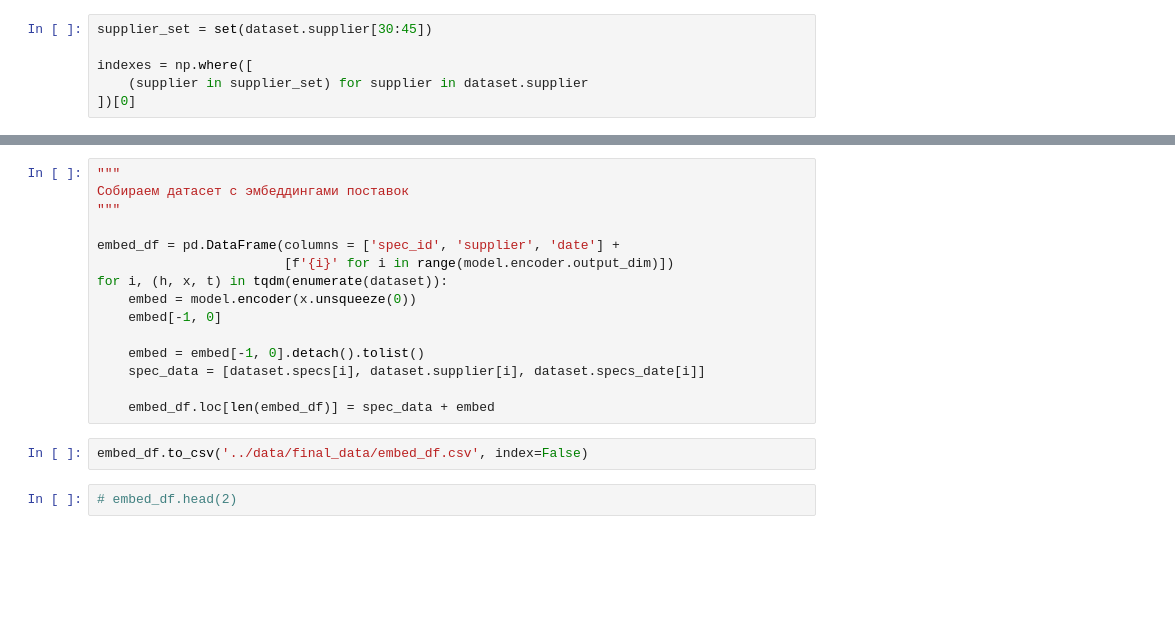
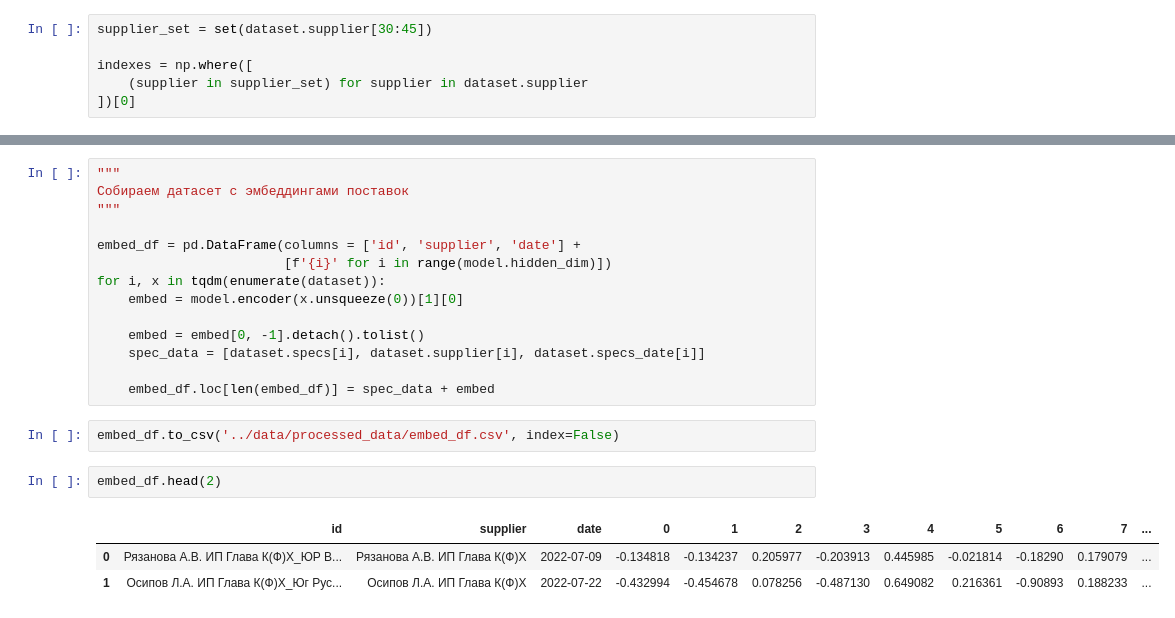
Before and after one commit to my-sas/Suppliers-time-series-analysis, a Jupyter notebook: notebooks/LSTM.ipynb, the cells around one changed output, grey strips where cells are left out. Saved outputs shown, nothing was run; the diff lists cells and outputs as text; blank space fills up the shorter version.

```diff
--- a/notebooks/LSTM.ipynb
+++ b/notebooks/LSTM.ipynb
@@ -169,17 +154,20 @@ show_embeddings(embs, suppliers)
 Собираем датасет с эмбеддингами поставок
 """
 
-embed_df = pd.DataFrame(columns = ['spec_id', 'supplier', 'date'] +
-                        [f'{i}' for i in range(model.encoder.output_dim)])
-for i, (h, x, t) in tqdm(enumerate(dataset)):
-    embed = model.encoder(x.unsqueeze(0))
-    embed[-1, 0]
+embed_df = pd.DataFrame(columns = ['id', 'supplier', 'date'] +
+                        [f'{i}' for i in range(model.hidden_dim)])
+for i, x in tqdm(enumerate(dataset)):
+    embed = model.encoder(x.unsqueeze(0))[1][0]
 
-    embed = embed[-1, 0].detach().tolist()
+    embed = embed[0, -1].detach().tolist()
     spec_data = [dataset.specs[i], dataset.supplier[i], dataset.specs_date[i]]
 
     embed_df.loc[len(embed_df)] = spec_data + embed
 # %%
-embed_df.to_csv('../data/final_data/embed_df.csv', index=False)
+embed_df.to_csv('../data/processed_data/embed_df.csv', index=False)
 # %%
-# embed_df.head(2)
+embed_df.head(2)
+# %% [output]
+|  | id | supplier | date | 0 | 1 | 2 | 3 | 4 | 5 | 6 | 7 | ... |
+| 0 | Рязанова А.В. ИП Глава К(Ф)Х_ЮР В... | Рязанова А.В. ИП Глава К(Ф)Х | 2022-07-09 | -0.134818 | -0.134237 | 0.205977 | -0.203913 | 0.445985 | -0.021814 | -0.18290 | 0.179079 | ... |
+| 1 | Осипов Л.А. ИП Глава К(Ф)Х_Юг Рус... | Осипов Л.А. ИП Глава К(Ф)Х | 2022-07-22 | -0.432994 | -0.454678 | 0.078256 | -0.487130 | 0.649082 | 0.216361 | -0.90893 | 0.188233 | ... |
```
Also changed, not shown: parts of 14 cells of this notebook, 17 other files.
